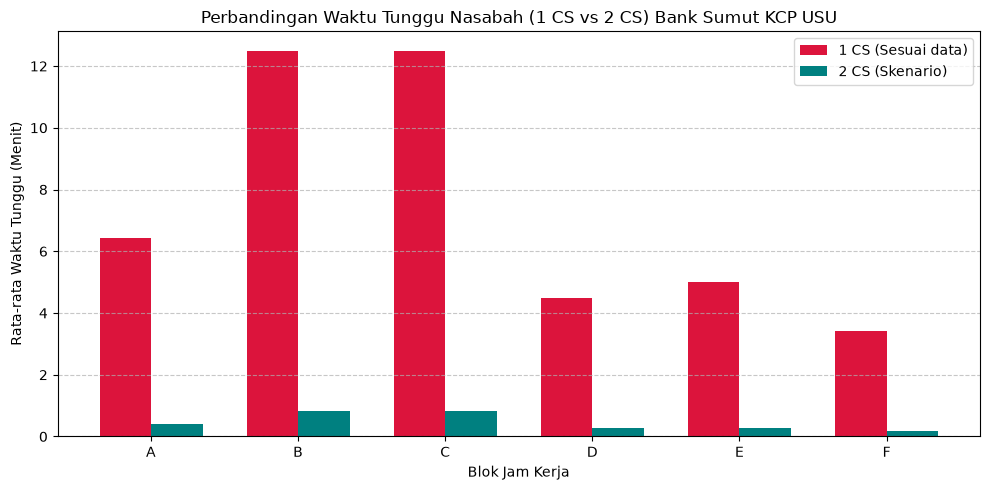
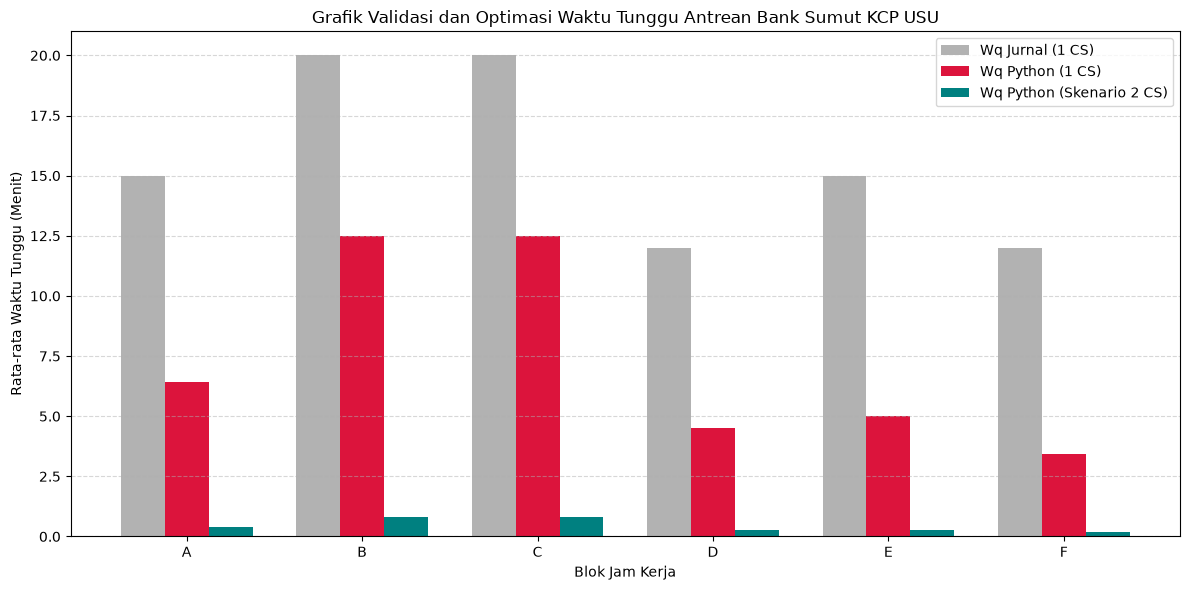
The change to this notebook cell's code, shown as a diff; its figure went from the first image to the second:
--- before
+++ after
@@ -1,15 +1,16 @@
-plt.figure(figsize=(10, 5))
+plt.figure(figsize=(12, 6))
 x = np.arange(len(dfAntrean['blok_jam']))
-width = 0.35
+width = 0.25
 
-plt.bar(x - width/2, dfRiyals['wq_minutes'], width, label='1 CS (Sesuai data)', color='crimson')
-plt.bar(x + width/2, dfSkenarioBaru['wq_minutes'], width, label='2 CS (Skenario)', color='teal')
+plt.bar(x - width, dfValidationComparison['wq_jurnal_minutes'], width, label='Wq Jurnal (1 CS)', color='gray', alpha=0.6)
+plt.bar(x, dfValidationComparison['wq_python_minutes'], width, label='Wq Python (1 CS)', color='crimson')
+plt.bar(x + width, dfSkenarioBaru['wq_minutes'], width, label='Wq Python (Skenario 2 CS)', color='teal')
 
 plt.xlabel('Blok Jam Kerja')
 plt.ylabel('Rata-rata Waktu Tunggu (Menit)')
-plt.title('Perbandingan Waktu Tunggu Nasabah (1 CS vs 2 CS) Bank Sumut KCP USU')
+plt.title('Grafik Validasi dan Optimasi Waktu Tunggu Antrean Bank Sumut KCP USU')
 plt.xticks(x, dfAntrean['blok_jam'])
 plt.legend()
-plt.grid(axis='y', linestyle='--', alpha=0.7)
+plt.grid(axis='y', linestyle='--', alpha=0.5)
 
 plt.tight_layout()

Commit: Add README and requirements files for Bank Queue System project